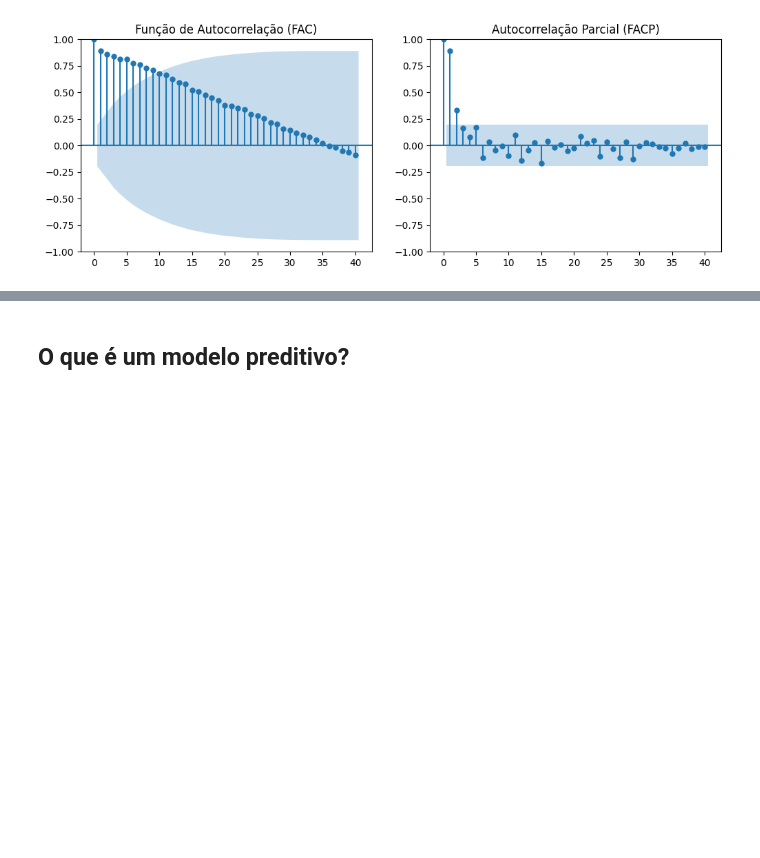
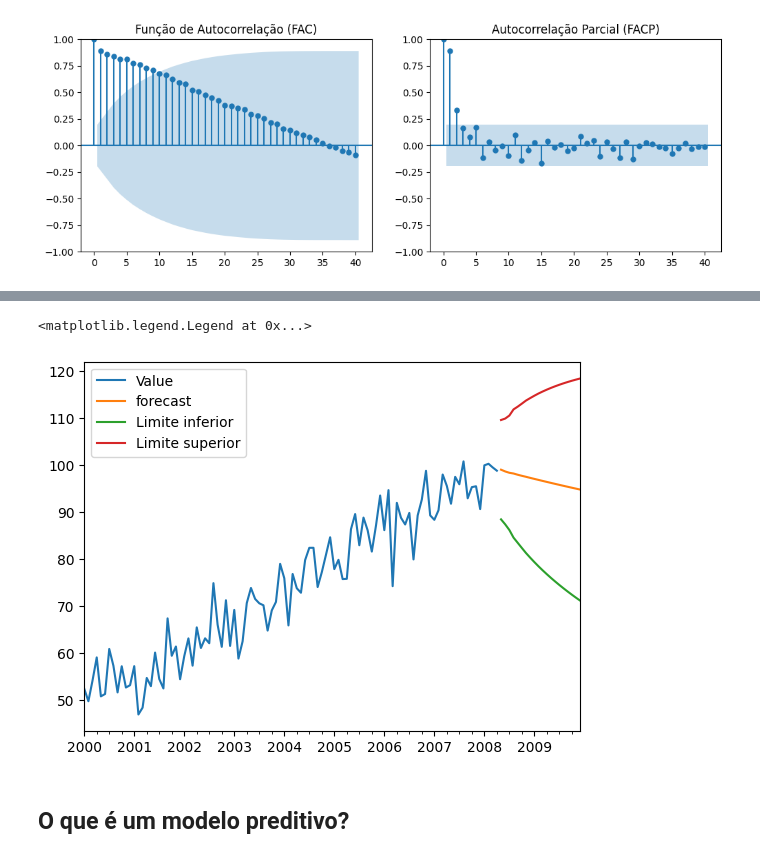
Before and after one commit to juliacvieira/case_macro, a Jupyter notebook: case_macro.ipynb, the cells around one changed output, grey strips where cells are left out. Cells and saved outputs as stored; diff of their text form; code cells hidden in the pictures; blank space fills up the shorter version.

```diff
--- a/case_macro.ipynb
+++ b/case_macro.ipynb
@@ -817,7 +764,24 @@ Podemos resumir a regra de decisão na tabela abaixo:
 
 O codigo abaixo fornecesse um exemplo da fac e facp de um processo.
 # %%
-# Constri os gráficos da função de autocorrelação e autocorrelação parcial
+# Simula uma série temporal
+import numpy as np
+import pandas as pd
+import statsmodels.api as sm
+import matplotlib.pyplot as plt
+
+# Criar uma série temporal fictícia com tendência
+np.random.seed(42)
+n = 100
+trend = np.linspace(50, 100, n)  # Tendência linear crescente
+noise = np.random.normal(0, 5, n)  # Ruído aleatório com distribuição normal
+series = trend + noise  # Série final combinada
+
+# Cria um df com a série
+df = pd.DataFrame({'Value': series})
+df.index = pd.date_range(start='2000-01-01', periods=n, freq='ME')
+
+# Constrói os gráficos da função de autocorrelação e autocorrelação parcial
 fig, axes = plt.subplots(1, 2, figsize=(12, 4))
 
 # Função de Autocorrelação (ACF)
@@ -835,3 +947,25 @@ Analisando os gráficos acima, podemos observar que a FAC apresenta decaimento e
+# %%
+# Faz a previsão dos valores futuros da série
+
+intervalo_previsao = AR3_model.get_forecast(steps=20)
+
+forecast = intervalo_previsao.predicted_mean
+df_forecast = pd.DataFrame({'forecast': forecast})
+df_forecast.index = pd.date_range('2008-05-01', periods=20, freq='ME')
+
+intervalo = intervalo_previsao.conf_int()
+df_intervalo = pd.DataFrame(intervalo)
+df_intervalo.columns = ['Limite inferior', 'Limite superior']
+df_intervalo.index = pd.date_range('2008-05-01', periods=20, freq='ME')
+
+df['Value'].plot()
+df_forecast['forecast'].plot()
+df_intervalo['Limite inferior'].plot()
+df_intervalo['Limite superior'].plot()
+plt.legend()
+# %% [output]
+<matplotlib.legend.Legend at 0x...>
+[figure, added]
 # %% [markdown]
 ## **O que é um modelo preditivo?**
 # %% [markdown]
```
Also changed, not shown: parts of 6 cells of this notebook.
